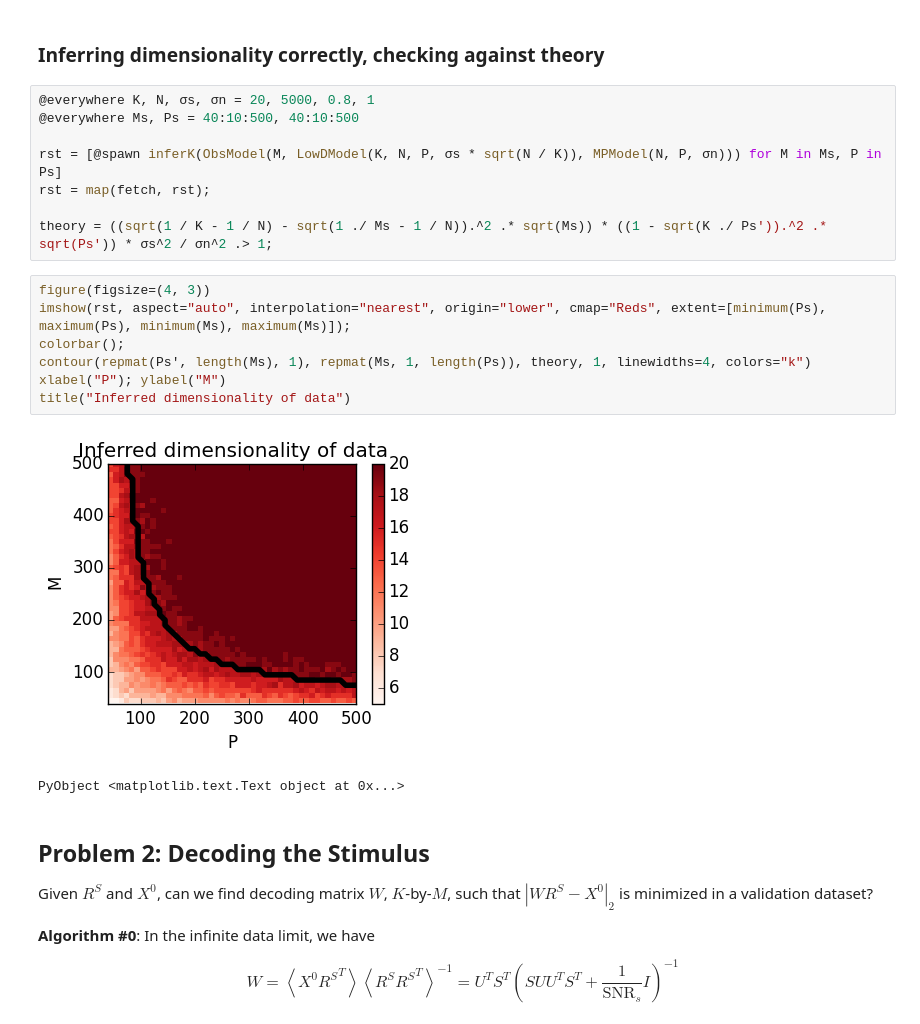
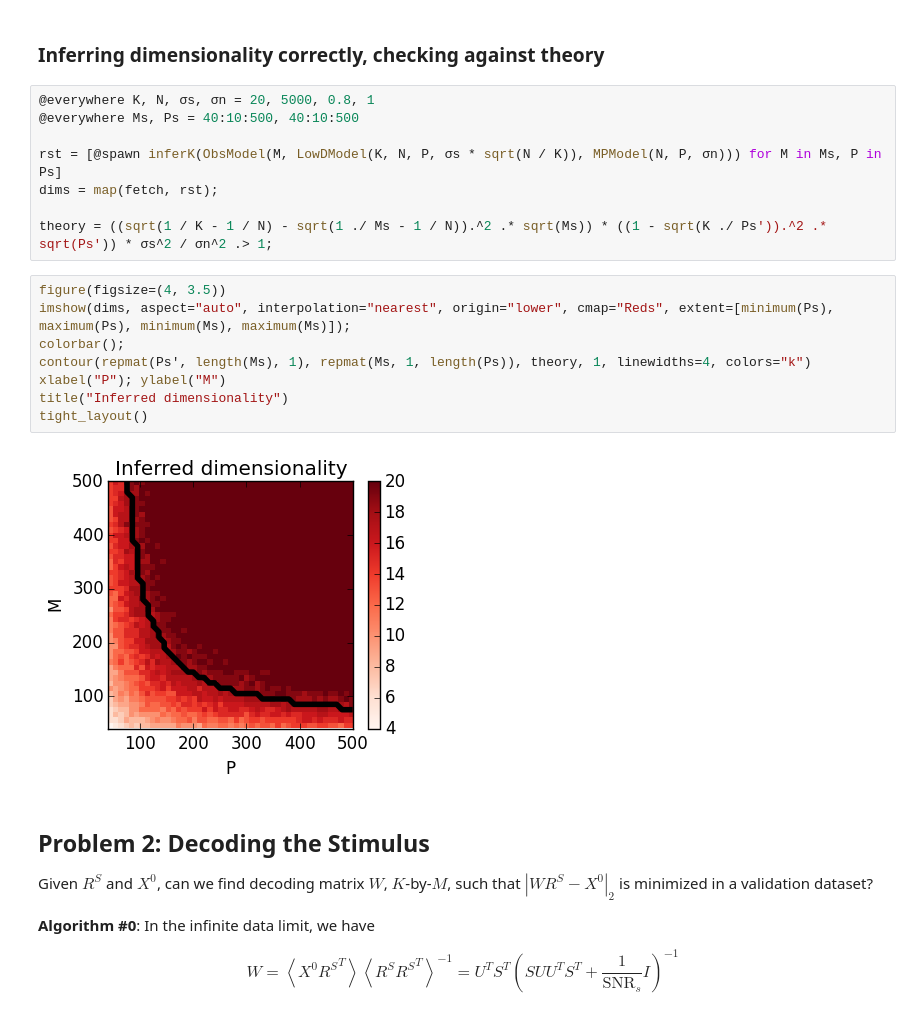
Before and after one commit to ganguli-lab/single-trial, a Jupyter notebook: notebooks/Analysis - Static Low-D Stim Decoding.ipynb, the cells around one changed output. Saved outputs shown, nothing was run; the diff lists cells and outputs as text.

```diff
--- a/notebooks/Analysis - Static Low-D Stim Decoding.ipynb
+++ b/notebooks/Analysis - Static Low-D Stim Decoding.ipynb
@@ -92,19 +92,19 @@ end
 @everywhere Ms, Ps = 40:10:500, 40:10:500
 
 rst = [@spawn inferK(ObsModel(M, LowDModel(K, N, P, σs * sqrt(N / K)), MPModel(N, P, σn))) for M in Ms, P in Ps]
-rst = map(fetch, rst);
+dims = map(fetch, rst);
 
 theory = ((sqrt(1 / K - 1 / N) - sqrt(1 ./ Ms - 1 / N)).^2 .* sqrt(Ms)) * ((1 - sqrt(K ./ Ps')).^2 .* sqrt(Ps')) * σs^2 / σn^2 .> 1;
 # %%
-figure(figsize=(4, 3))
-imshow(rst, aspect="auto", interpolation="nearest", origin="lower", cmap="Reds", extent=[minimum(Ps), maximum(Ps), minimum(Ms), maximum(Ms)]);
+figure(figsize=(4, 3.5))
+imshow(dims, aspect="auto", interpolation="nearest", origin="lower", cmap="Reds", extent=[minimum(Ps), maximum(Ps), minimum(Ms), maximum(Ms)]);
 colorbar();
 contour(repmat(Ps', length(Ms), 1), repmat(Ms, 1, length(Ps)), theory, 1, linewidths=4, colors="k")
 xlabel("P"); ylabel("M")
-title("Inferred dimensionality of data")
+title("Inferred dimensionality")
+tight_layout()
 # %% [output]
-[figure, old version]
+[figure, new version]
-PyObject <matplotlib.text.Text object at 0x...>
 # %% [markdown]
 ## Problem 2: Decoding the Stimulus
 
```
Also changed, not shown: parts of 4 cells of this notebook.
